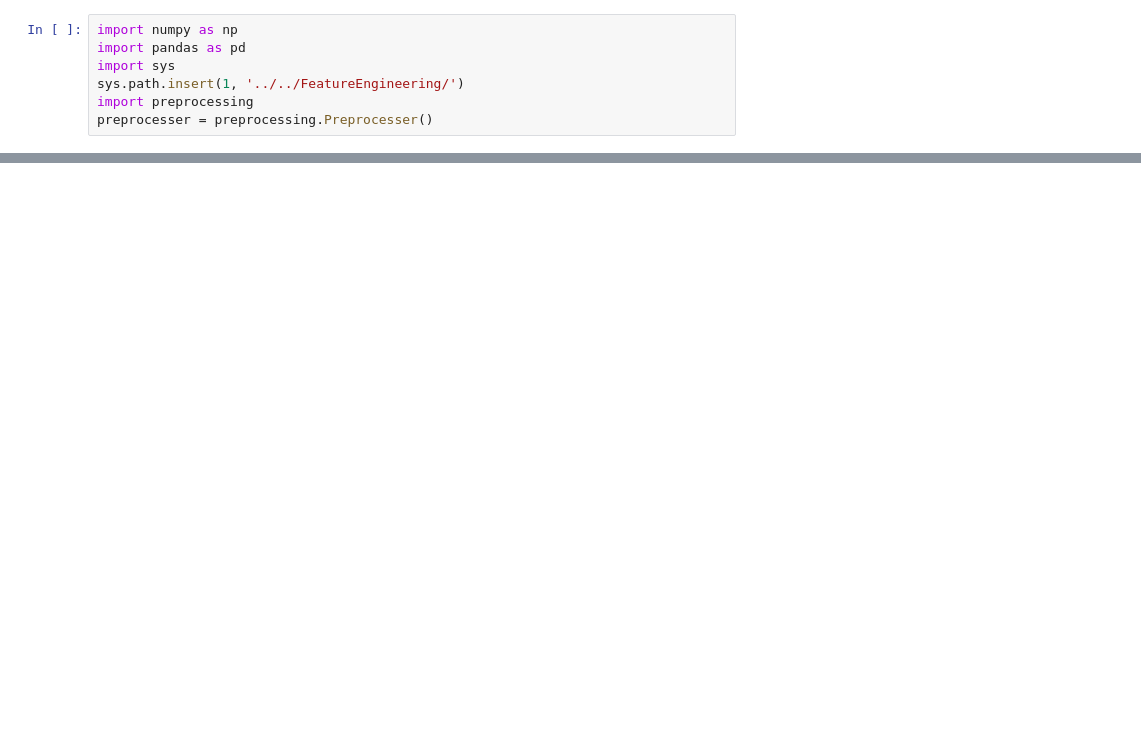
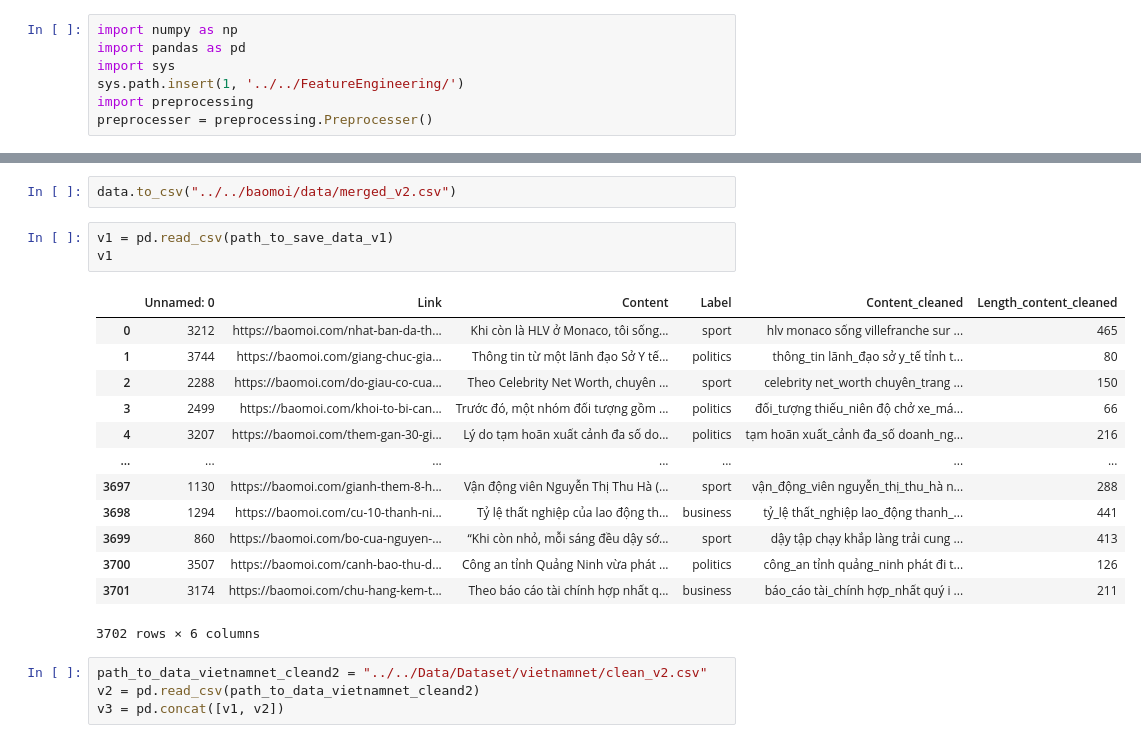
Before and after one commit to duytrandev/DATN, a Jupyter notebook: FeatureEngineering/Normalize/normalize.ipynb, the cells around one changed output, grey strips where cells are left out. Drawn from its saved outputs; the diff is of its cells as text; blank space fills up the shorter version.

```diff
--- a/FeatureEngineering/Normalize/normalize.ipynb
+++ b/FeatureEngineering/Normalize/normalize.ipynb
@@ -41,0 +83,23 @@ data.to_csv(path_to_data)
+# %%
+data.to_csv("../../baomoi/data/merged_v2.csv")
+# %%
+v1 = pd.read_csv(path_to_save_data_v1)
+v1
+# %% [output]
+|  | Unnamed: 0 | Link | Content | Label | Content_cleaned | Length_content_cleaned |
+| 0 | 3212 | https://baomoi.com/nhat-ban-da-th... | Khi còn là HLV ở Monaco, tôi sống... | sport | hlv monaco sống villefranche sur ... | 465 |
+| 1 | 3744 | https://baomoi.com/giang-chuc-gia... | Thông tin từ một lãnh đạo Sở Y tế... | politics | thông_tin lãnh_đạo sở y_tế tỉnh t... | 80 |
+| 2 | 2288 | https://baomoi.com/do-giau-co-cua... | Theo Celebrity Net Worth, chuyên ... | sport | celebrity net_worth chuyên_trang ... | 150 |
+| 3 | 2499 | https://baomoi.com/khoi-to-bi-can... | Trước đó, một nhóm đối tượng gồm ... | politics | đối_tượng thiếu_niên độ chở xe_má... | 66 |
+| 4 | 3207 | https://baomoi.com/them-gan-30-gi... | Lý do tạm hoãn xuất cảnh đa số do... | politics | tạm hoãn xuất_cảnh đa_số doanh_ng... | 216 |
+| ... | ... | ... | ... | ... | ... | ... |
+| 3697 | 1130 | https://baomoi.com/gianh-them-8-h... | Vận động viên Nguyễn Thị Thu Hà (... | sport | vận_động_viên nguyễn_thị_thu_hà n... | 288 |
+| 3698 | 1294 | https://baomoi.com/cu-10-thanh-ni... | Tỷ lệ thất nghiệp của lao động th... | business | tỷ_lệ thất_nghiệp lao_động thanh_... | 441 |
+| 3699 | 860 | https://baomoi.com/bo-cua-nguyen-... | “Khi còn nhỏ, mỗi sáng đều dậy sớ... | sport | dậy tập chạy khắp làng trải cung ... | 413 |
+| 3700 | 3507 | https://baomoi.com/canh-bao-thu-d... | Công an tỉnh Quảng Ninh vừa phát ... | politics | công_an tỉnh quảng_ninh phát đi t... | 126 |
+| 3701 | 3174 | https://baomoi.com/chu-hang-kem-t... | Theo báo cáo tài chính hợp nhất q... | business | báo_cáo tài_chính hợp_nhất quý i ... | 211 |
+3702 rows × 6 columns
+# %%
+path_to_data_vietnamnet_cleand2 = "../../Data/Dataset/vietnamnet/clean_v2.csv"
+v2 = pd.read_csv(path_to_data_vietnamnet_cleand2)
+v3 = pd.concat([v1, v2])
```
Also changed, not shown: parts of 20 cells of this notebook, 12 other files.
